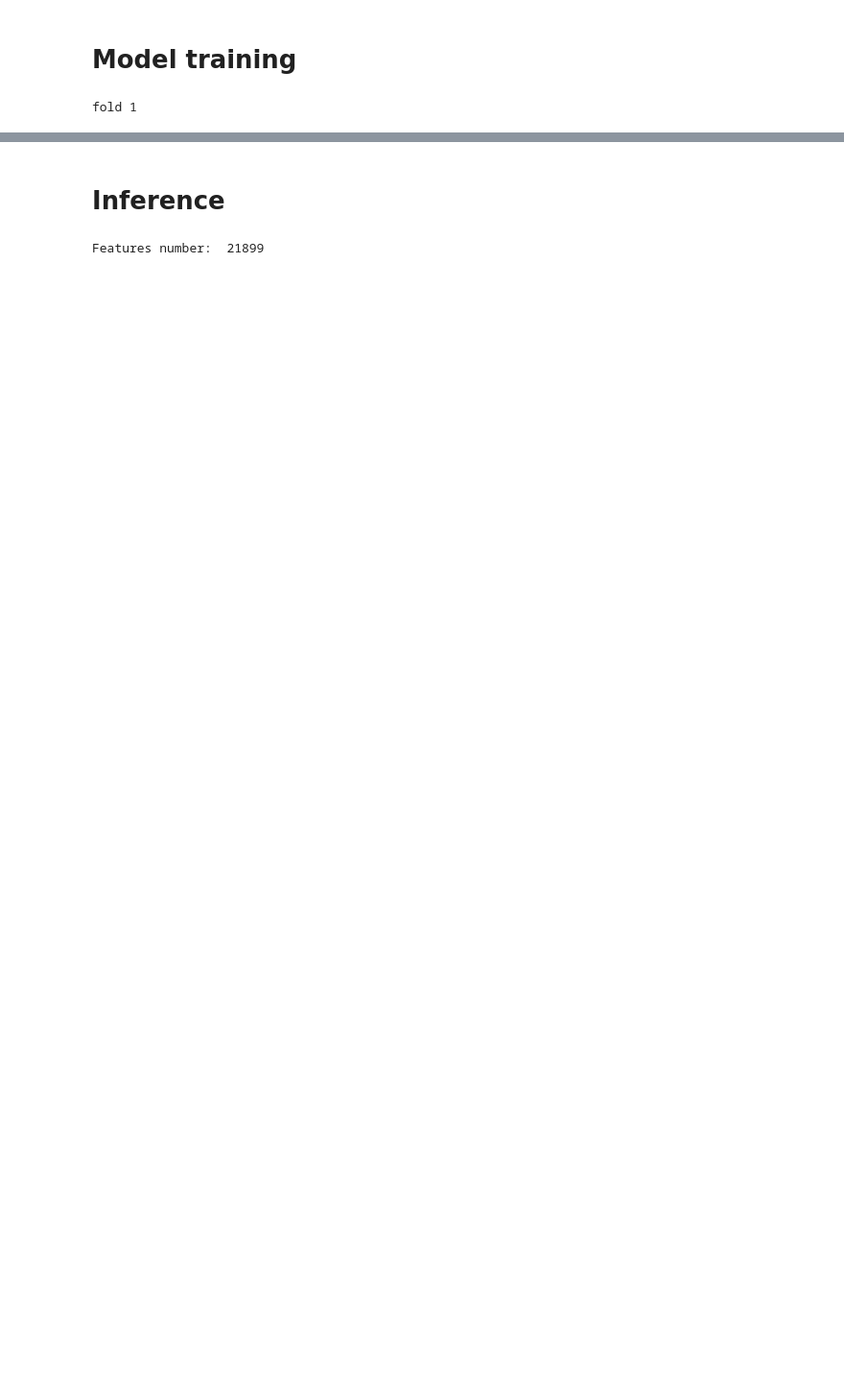
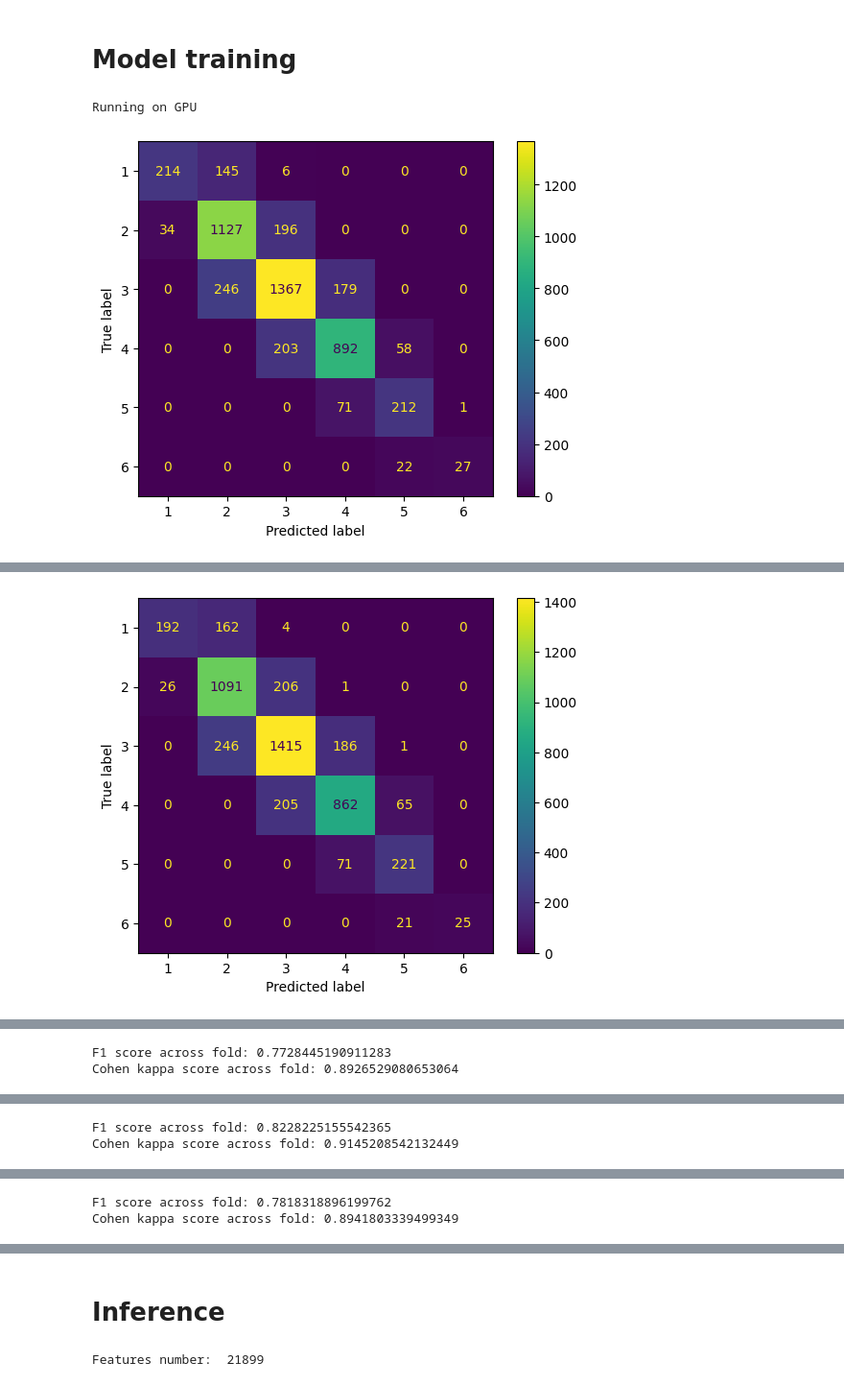
Before and after one commit to Maxma99/aes2, a Jupyter notebook: lgbm-baseline.ipynb, the cells around one changed output, grey strips where cells are left out. Shown: that part at 96% size. Saved outputs shown, nothing was run; the diff lists cells and outputs as text; code cells hidden in the pictures; blank space fills up the shorter version.

```diff
--- a/lgbm-baseline.ipynb
+++ b/lgbm-baseline.ipynb
@@ -586,6 +654,6 @@ class Predictor:
         return predicted
 # %%
-LOAD = True # re-train
+LOAD = False # re-train
 # Define the number of splits for cross-validation
 n_splits = 16
 models = []
@@ -594,16 +662,43 @@ print(f"Running on {device}")
 
 if not LOAD:
     for i in range(n_splits):
+        random_indices = np.random.choice(X.shape[0], size=5000, replace=False)
+        random_test_X = X[random_indices, :]
+        random_test_y = y_split[random_indices]
         lgb_predictor = lgb.Booster(model_file=f'kaggle/input/aes-lgbm/fold_{i+1}.txt')
         cat_model = CatBoostRegressor()
-        cat_model.load_model(f'kaggle/input/aes-catboost/fold_{i}.cbm')
+        cat_model.load_model(f'kaggle/input/aes-catboost/fold_{i+1}.cbm')
         xgb_regressor = xgb.Booster()
-        xgb_regressor.load_model(f'kaggle/input/aes-xgboost/fold_{i}.bin')
+        xgb_regressor.load_model(f'kaggle/input/aes-xgboost/fold_{i+1}.bin')
 
         predictor = Predictor([lgb_predictor, cat_model, xgb_regressor])
 
         models.append(predictor)
-        # Make predictions on the test data for this fold
+
+        # # Make predictions on the test data for this fold
+        #         # Make predictions on the test data for this fold
+        # predictions_fold = predictor.predict(random_test_X)
+        # predictions_fold = predictions_fold + a
+        # predictions_fold = predictions_fold.clip(1, 6).round().astype(int)
+
+        # # Confusion Matrix for each fold
+        # cm = confusion_matrix(random_test_y, predictions_fold, labels=[x for x in range(1,7)])
+        # disp = ConfusionMatrixDisplay(confusion_matrix=cm,
+        #                               display_labels=[x for x in range(1,7)])
+        # disp.plot()
+        # plt.show()
+
+        # # Calculate and store the F1 score for this fold
+        # f1_fold = f1_score(random_test_y, predictions_fold, average='weighted')
+        # f1_scores.append(f1_fold)
+
+        # # Calculate and store the Cohen's kappa score for this fold
+        # kappa_fold = cohen_kappa_score(random_test_y, predictions_fold, weights='quadratic')
+        # kappa_scores.append(kappa_fold)
+
+        # print(f'F1 score across fold: {f1_fold}')
+        # print(f'Cohen kappa score across fold: {kappa_fold}')
+        # gc.collect()
 else:
     # Initialize StratifiedKFold with the specified number of splits
     skf = StratifiedKFold(n_splits=n_splits, shuffle=True, random_state=0)
@@ -617,7 +712,7 @@ else:
     i=1
     for train_index, test_index in skf.split(X, y_split):
         # Split the data into training and testing sets for this fold
-        print('Fold',i)
+        print('\nFold_{} Training ================================\n'.format(i))
         X_train_fold, X_test_fold = X[train_index], X[test_index]
         y_train_fold, y_test_fold, y_test_fold_int = y[train_index], y[test_index], y_split[test_index]
 
@@ -635,7 +730,7 @@ else:
                     random_state=42,
                     extra_trees=True,
                     class_weight='balanced',
-                    device='gpu',
+                    # device='gpu',
                     verbosity = - 1)
 
         # Fit the model on the training data for this fold
@@ -648,7 +743,7 @@ else:
                              )
 
         lgb_predictor.booster_.save_model(f'kaggle/out/aes-lgbm/fold_{i}.txt')
-
+        print('\nFold_{} LightGBM Model saved.\n'.format(i))
 
 
 
@@ -658,15 +753,17 @@ else:
             iterations=1000,
             learning_rate = 0.1,
             depth = 5,
+            bootstrap_type='Bernoulli',
             subsample=0.8,
             l2_leaf_reg = 1,
             task_type = 'GPU',
+            devices= '6:7:8',
             objective = 'RMSE',
             eval_metric = 'RMSE',
             loss_function="RMSE")
         train_pool = Pool(data = X_train_fold, label = y_train_fold)
         valid_pool = Pool(data = X_test_fold, label = y_test_fold)
-        print('\nFold_{} Training ================================\n'.format(i))
+
         cat_model.fit(train_pool,
                     verbose=100,
                     eval_set=valid_pool,
@@ -674,7 +771,7 @@ else:
                     )
 
         cat_model.save_model(f'kaggle/out/aes-catboost/fold_{i}.cbm')
-
+        print('\nFold_{} CatBoost Model saved.\n'.format(i))
 
         # XGB
 
@@ -691,43 +788,54 @@ else:
             random_state=42,
             extra_trees=True,
             class_weight='balanced',
-            tree_method="hist",
-            device="gpu"
+            tree_method="gpu_hist",
+            gpu_id = 5
         )
 
         xgb_callbacks = [
-            xgb.callback.EvaluationMonitor(period=25),
+            xgb.callback.EvaluationMonitor(period=100),
             xgb.callback.EarlyStopping(75, metric_name="QWK", maximize=True, save_best=True)
         ]
         xgb_regressor.fit(
             X_train_fold,
             y_train_fold,
             eval_set=[(X_train_fold, y_train_fold), (X_test_fold, y_test_fold)],
             eval_metric=quadratic_weighted_kappa,
             callbacks=xgb_callbacks
         )
         xgb_regressor.save_model(f'kaggle/out/aes-xgboost/fold_{i}.bin')
+        print('\nFold_{} XGBoost Model saved.\n'.format(i))
+
         # Ensemble
 
         predictor = Predictor([lgb_predictor, cat_model, xgb_regressor])
 
         models.append(predictor)
         # Make predictions on the test data for this fold
         predictions_fold = predictor.predict(X_test_fold)
         predictions_fold = predictions_fold + a
         predictions_fold = predictions_fold.clip(1, 6).round()
         predictions.append(predictions_fold)
+
+        # Confusion Matrix for each fold
+        cm = confusion_matrix(y_test_fold_int, predictions_fold, labels=[x for x in range(1,7)])
+        disp = ConfusionMatrixDisplay(confusion_matrix=cm,
+                                      display_labels=[x for x in range(1,7)])
+        disp.plot()
+        plt.show()
+
         # Calculate and store the F1 score for this fold
         f1_fold = f1_score(y_test_fold_int, predictions_fold, average='weighted')
         f1_scores.append(f1_fold)
 
         # Calculate and store the Cohen's kappa score for this fold
         kappa_fold = cohen_kappa_score(y_test_fold_int, predictions_fold, weights='quadratic')
         kappa_scores.append(kappa_fold)
 
         print(f'F1 score across fold: {f1_fold}')
         print(f'Cohen kappa score across fold: {kappa_fold}')
         i+=1
         gc.collect()
 # %% [output]
-fold 1
+Running on GPU
+[figure, added]
@@ -750,0 +844 @@ fold 1
+[figure, added]
@@ -767,0 +848,2 @@ Cohen kappa score across fold: 0.8174737733723318
+F1 score across fold: 0.7728445190911283
+Cohen kappa score across fold: 0.8926529080653064
@@ -767,0 +851,2 @@ Cohen kappa score across fold: 0.8174737733723318
+F1 score across fold: 0.8228225155542365
+Cohen kappa score across fold: 0.9145208542132449
@@ -767,0 +854,2 @@ Cohen kappa score across fold: 0.8174737733723318
+F1 score across fold: 0.7818318896199762
+Cohen kappa score across fold: 0.8941803339499349
```
Also changed, not shown: parts of 22 cells of this notebook, 8 other files.
